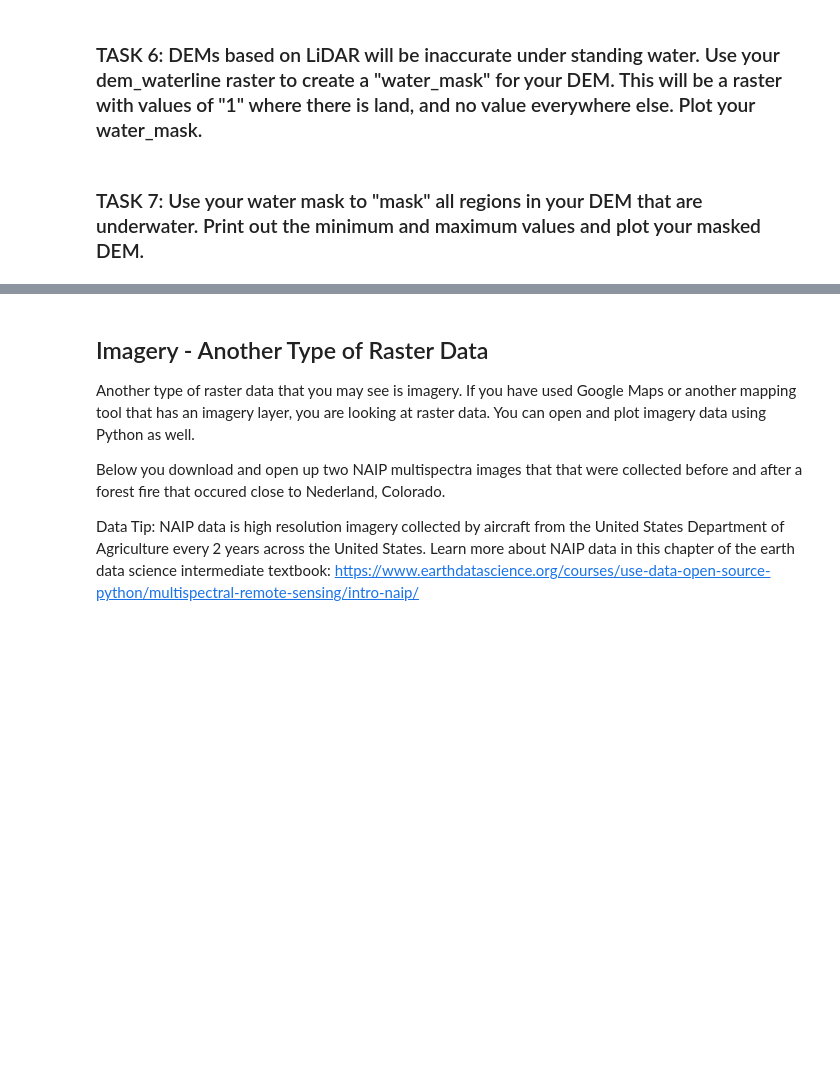
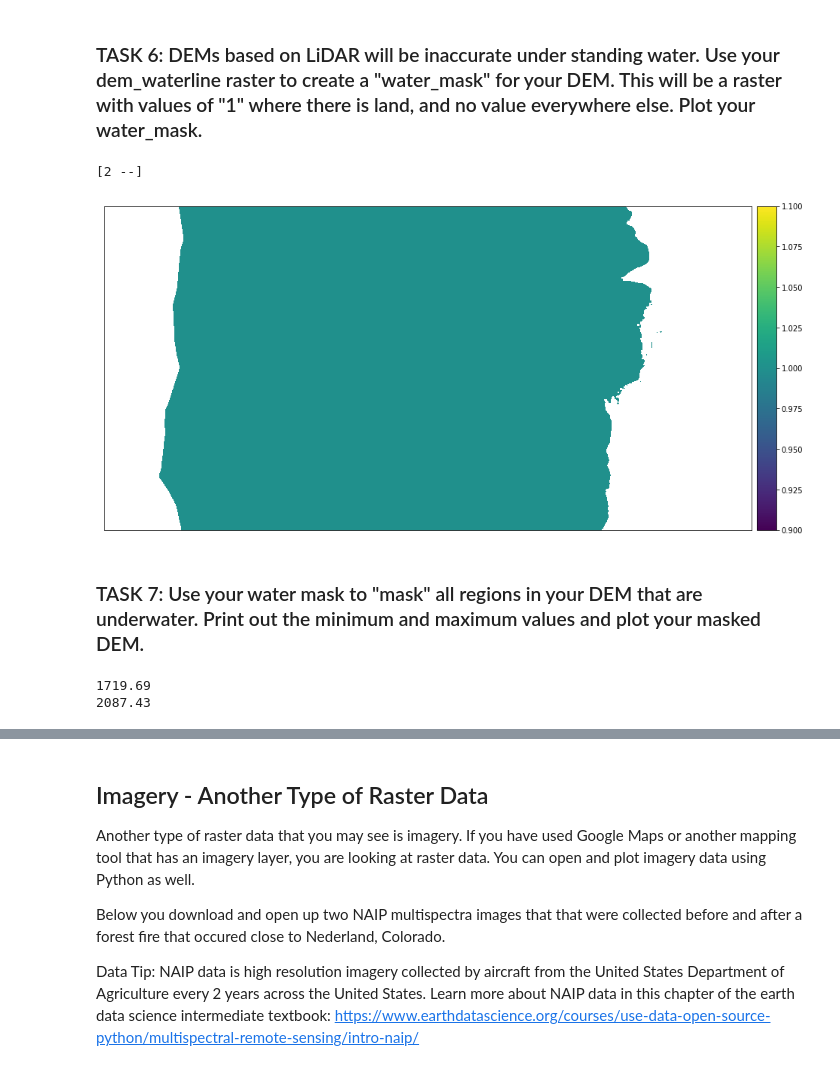
Before and after one commit to adarsh-syr/EnvDatSci22, a Jupyter notebook: CodeSprints/RasterData101.ipynb, the cells around one changed output, grey strips where cells are left out. Cells and saved outputs as stored; diff of their text form; code cells hidden in the pictures; blank space fills up the shorter version.

```diff
--- a/CodeSprints/RasterData101.ipynb
+++ b/CodeSprints/RasterData101.ipynb
@@ -348,3 +433,22 @@ Often in raster manipulation, we want to use certain criteria to mask out raster
+# %%
+# Task 6: create water_mask
+dem_watermask = np.ma.masked_where(dem_waterline != 2, dem_waterline, copy = False)
+dem_watermask[dem_watermask == 2] = 1
+# %%
+print(np.unique(dem_watermask))
+# %% [output]
+[2 --]
+# %%
+# Task 6: plot water_mask
+# Plot water mask
+
+fig, ax = plt.subplots(figsize=(16,8))
+ep.plot_bands(dem_watermask, cmap = 'viridis',
+               ax=ax,
+               scale=False)
+plt.show()
+# %% [output]
+[figure, added]
 # %% [markdown]
 ### TASK 7: Use your water mask to "mask" all regions in your DEM that are underwater. Print out the minimum and maximum values and plot your masked DEM.
 # %%
@@ -352,2 +457,7 @@ Often in raster manipulation, we want to use certain criteria to mask out raster
 # %%
 #Task 7 print min and max:
+print(dem_masked.min())
+print(dem_masked.max())
+# %% [output]
+1719.69
+2087.43
```
Also changed, not shown: parts of 48 cells of this notebook.
